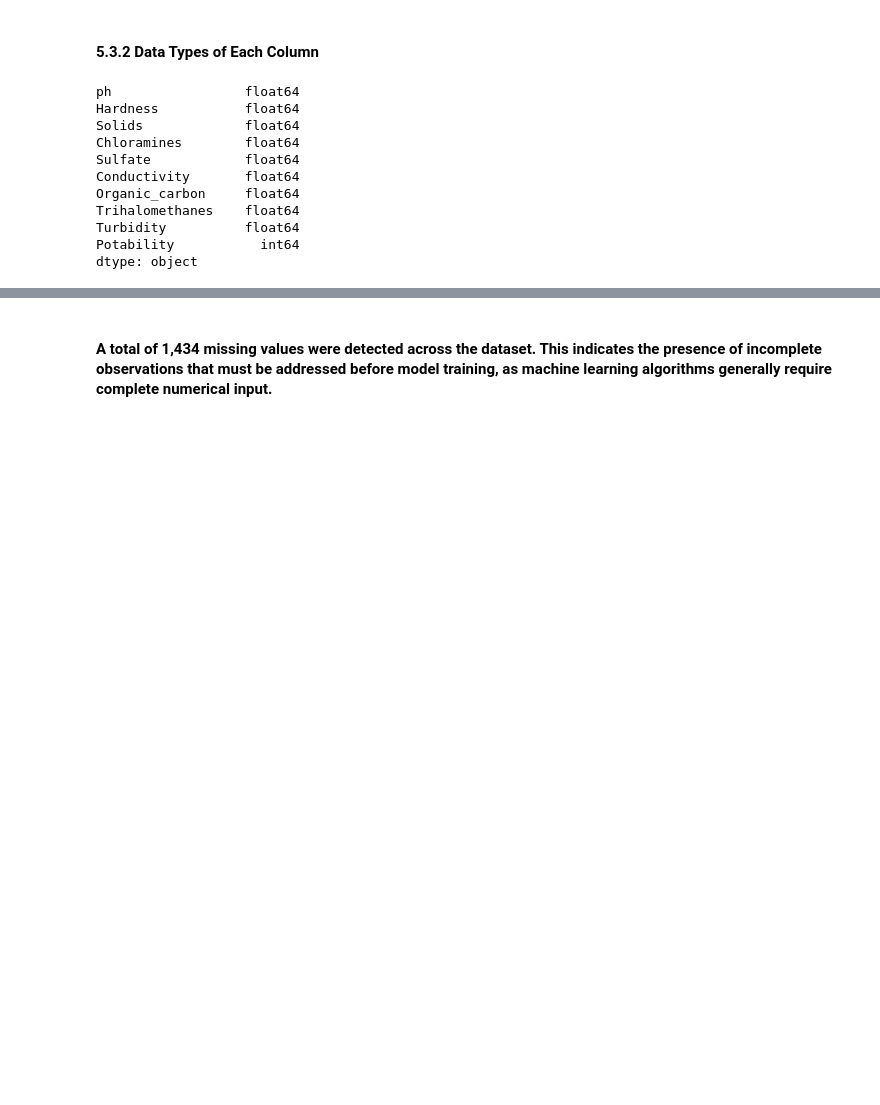
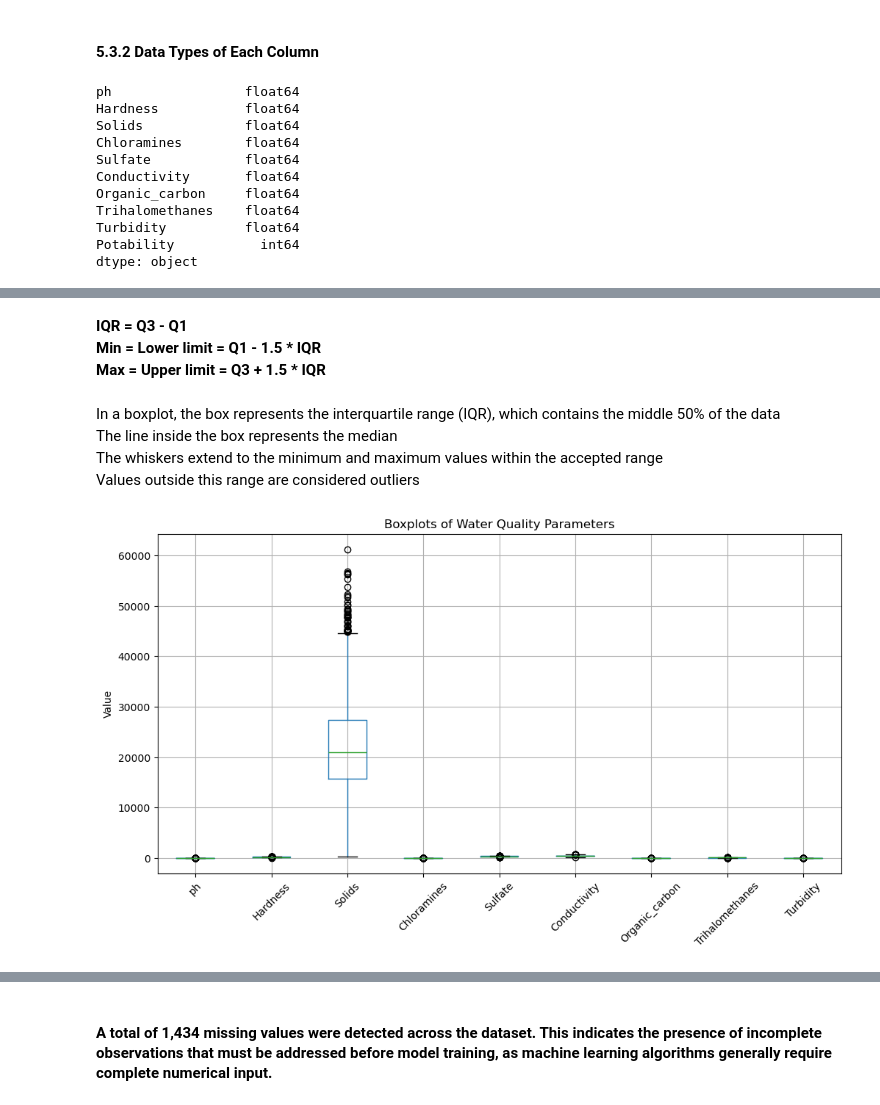
Before and after one commit to AnanyCasasManosalva/water-potability-prediction-ml, a Jupyter notebook: water_potability_prediction.ipynb, the cells around one changed output, grey strips where cells are left out. Saved outputs shown, nothing was run; the diff lists cells and outputs as text; code cells hidden in the pictures; blank space fills up the shorter version.

```diff
--- a/water_potability_prediction.ipynb
+++ b/water_potability_prediction.ipynb
@@ -323,0 +366,22 @@ for col in water.drop(columns='Potability').columns:
+# %% [markdown]
+**IQR = Q3 - Q1**<br>
+**Min = Lower limit = Q1 - 1.5 * IQR**<br>
+**Max = Upper limit = Q3 + 1.5 * IQR**
+# %% [markdown]
+In a boxplot, the box represents the interquartile range (IQR), which contains the middle 50% of the data<br>
+The line inside the box represents the median<br>
+The whiskers extend to the minimum and maximum values within the accepted range<br>
+Values outside this range are considered outliers<br>
+# %%
+# Create boxplots for all variables and rotate x-axis labels
+plt.figure(figsize=(12,6))
+features.boxplot(rot=45)
+
+# Add title and axis label
+plt.title("Boxplots of Water Quality Parameters")
+plt.ylabel("Value")
+
+# Display the plot
+plt.show()
+# %% [output]
+[figure, added]
```
Also changed, not shown: parts of 75 cells of this notebook.
